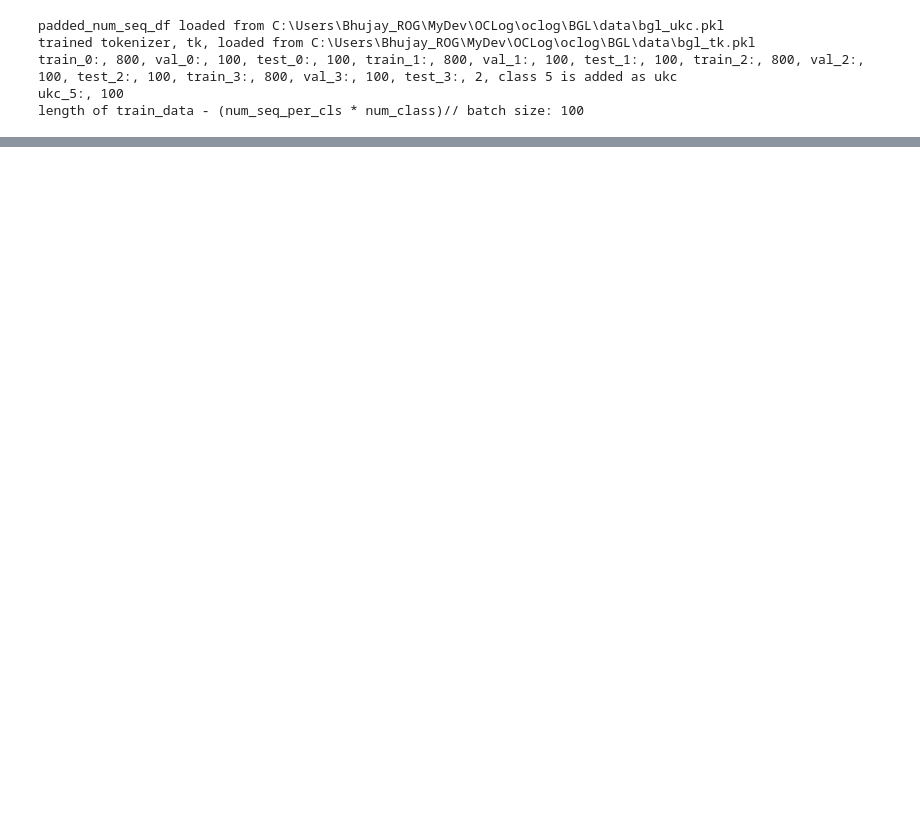
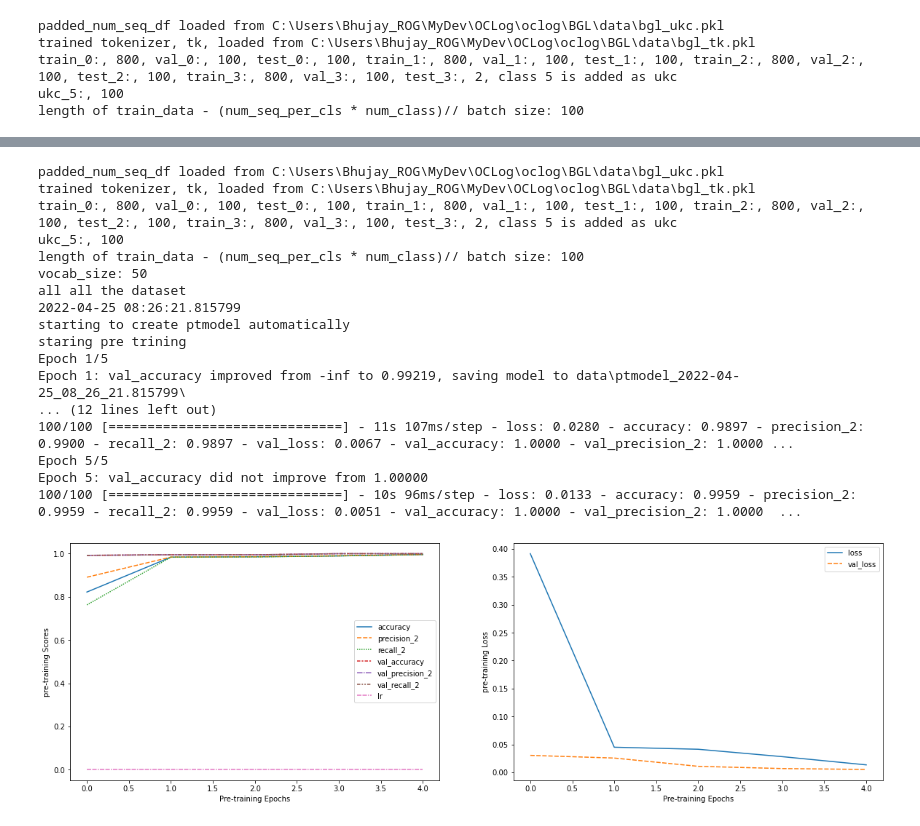
Before and after one commit to BhujayKumarBhatta/OCLog, a Jupyter notebook: oclog/openset/notebooks/VP2.ipynb, the cells around one changed output, grey strips where cells are left out. Cells and saved outputs as stored; diff of their text form; code cells hidden in the pictures; blank space fills up the shorter version.

```diff
--- a/oclog/openset/notebooks/VP2.ipynb
+++ b/oclog/openset/notebooks/VP2.ipynb
@@ -135,0 +133,28 @@ hist.on_epoch_end(1)
+# %%
+### what happens if the  epoch is increased
+train_data, val_data,  test_data, bglog  = oset.get_bgdata(bg_class_obj=BGLog, save_padded_num_sequences=False, load_from_pkl=True,
+                                                           ablation=1000,
+                                                          designated_ukc_cls=designated_ukc_cls)
+## without meta 5 epochs
+oset = OpenSet()
+ptmodel, hist, filepath = oset.train_ptmodel(bglog=bglog, train_data=train_data, val_data=val_data,
+                                             test_data=test_data, pt_epochs=5)
+# %% [output]
+padded_num_seq_df loaded from C:\Users\Bhujay_ROG\MyDev\OCLog\oclog\BGL\data\bgl_ukc.pkl
+trained tokenizer, tk, loaded from C:\Users\Bhujay_ROG\MyDev\OCLog\oclog\BGL\data\bgl_tk.pkl
+train_0:, 800, val_0:, 100, test_0:, 100, train_1:, 800, val_1:, 100, test_1:, 100, train_2:, 800, val_2:, 100, test_2:, 100, train_3:, 800, val_3:, 100, test_3:, 2, class 5 is added as ukc
+ukc_5:, 100
+length of train_data - (num_seq_per_cls * num_class)// batch size: 100
+vocab_size: 50
+all all the dataset
+2022-04-25 08:26:21.815799
+starting to create ptmodel automatically
+staring pre trining
+Epoch 1/5
+Epoch 1: val_accuracy improved from -inf to 0.99219, saving model to data\ptmodel_2022-04-25_08_26_21.815799\
+... (12 lines left out)
+100/100 [==============================] - 11s 107ms/step - loss: 0.0280 - accuracy: 0.9897 - precision_2: 0.9900 - recall_2: 0.9897 - val_loss: 0.0067 - val_accuracy: 1.0000 - val_precision_2: 1.0000 ...
+Epoch 5/5
+Epoch 5: val_accuracy did not improve from 1.00000
+100/100 [==============================] - 10s 96ms/step - loss: 0.0133 - accuracy: 0.9959 - precision_2: 0.9959 - recall_2: 0.9959 - val_loss: 0.0051 - val_accuracy: 1.0000 - val_precision_2: 1.0000  ...
+[figure, added]
```
Also changed, not shown: parts of 19 cells of this notebook, 3 other files.
